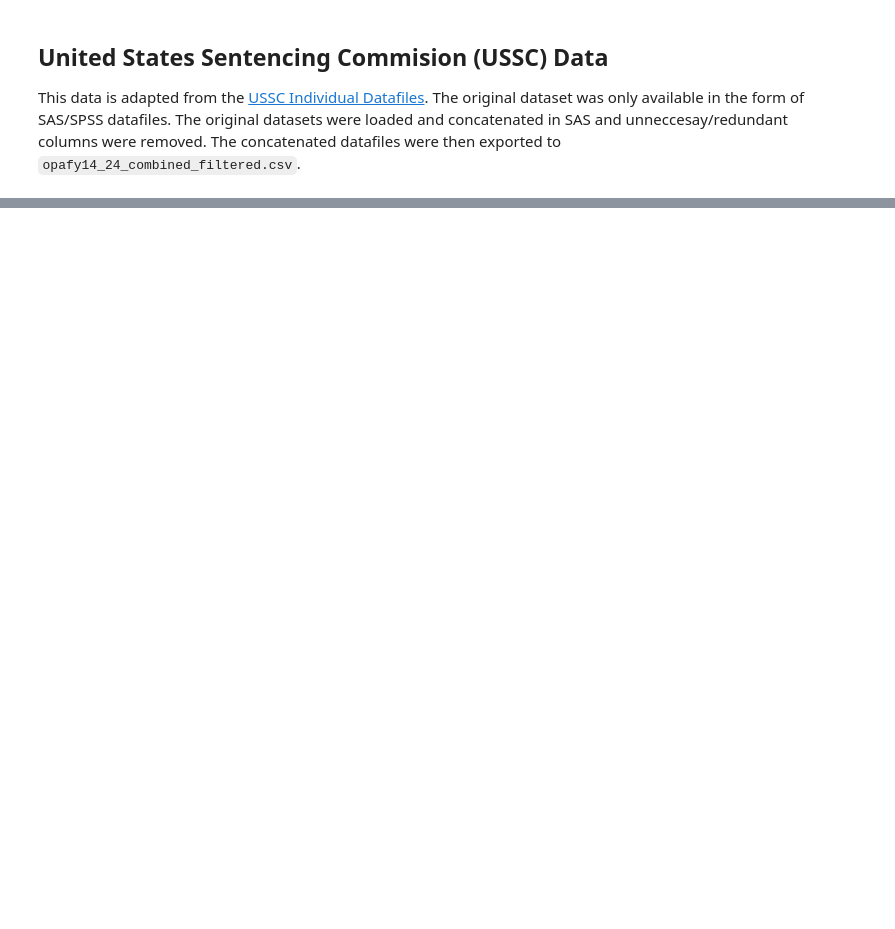
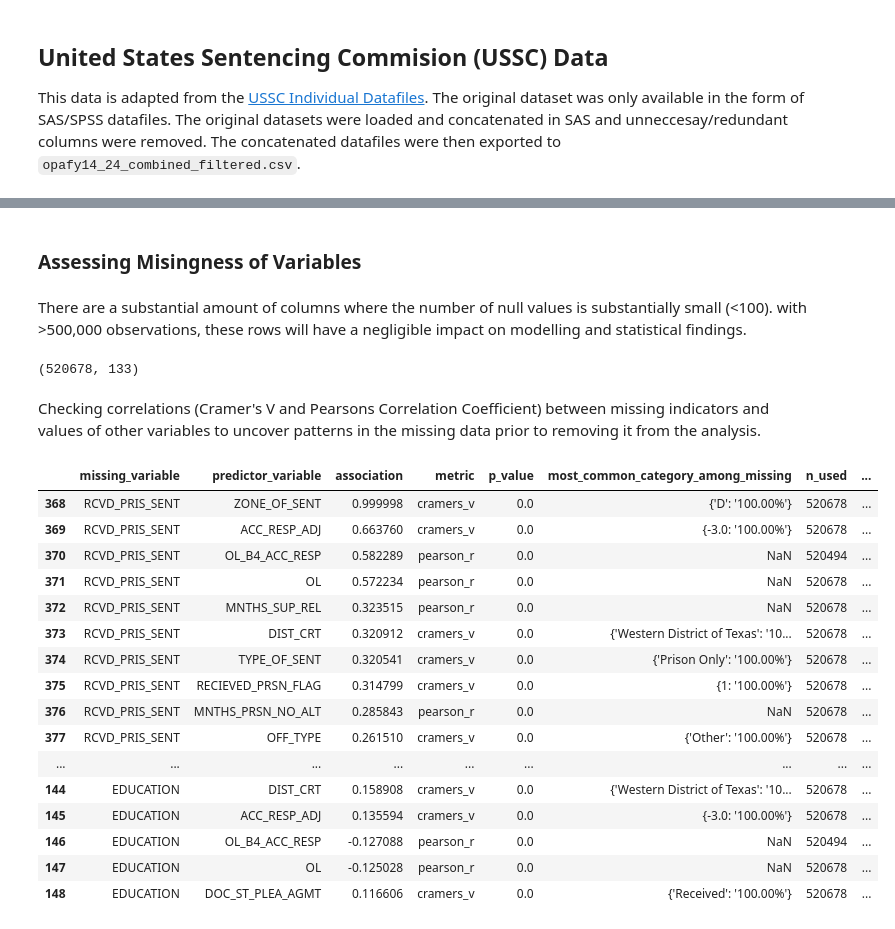
Before and after one commit to aj-bei/USSC-Fairness-Analysis-DTSC-430X-Capstone-, a Jupyter notebook: scripts/DTSC430XCapstoneSourceCd.ipynb, the cells around one changed output, grey strips where cells are left out. Saved outputs shown, nothing was run; the diff lists cells and outputs as text; code cells hidden in the pictures; blank space fills up the shorter version.

```diff
--- a/scripts/DTSC430XCapstoneSourceCd.ipynb
+++ b/scripts/DTSC430XCapstoneSourceCd.ipynb
@@ -777,0 +931,4 @@ sent_df[(sent_df["ALTMO"]==0) & (sent_df["ALTDUM"]==1)][["ALTMO", "ALTDUM"]]
+# %%
+## Run below to see the distribution of number of dependents
+# print(sent_df["NUM_DEPENDENTS"].value_counts())
+sent_df = sent_df[sent_df["NUM_DEPENDENTS"]!="Unspecified No. of Dependents"]
@@ -777,0 +939,10 @@ sent_df[(sent_df["ALTMO"]==0) & (sent_df["ALTDUM"]==1)][["ALTMO", "ALTDUM"]]
+# %%
+sent_df["LIFE_SENT"] = sent_df["MNTHS_PRSN_NO_ALT"].eq("Life")
+
+# fill MNTHS_PRSN_NO_ALT with 0 when it is null and the sentence does not include a prison term
+mask = sent_df["MNTHS_PRSN_NO_ALT"].isna() & sent_df["TYPE_OF_SENT"].isin(["Probation Only", "Probation & Alternatives"])
+sent_df.loc[mask, "MNTHS_PRSN_NO_ALT"] = 0
+
+# can't use life sentences for modelling sentence length (unless we decide on a cap for all sentences)
+sent_df["MNTHS_PRSN_NO_ALT"] = sent_df["MNTHS_PRSN_NO_ALT"].replace({"Life": np.nan})
+sent_df["MNTHS_PRSN_NO_ALT"] = pd.to_numeric(sent_df["MNTHS_PRSN_NO_ALT"], errors="coerce")
@@ -777,0 +986,28 @@ sent_df[(sent_df["ALTMO"]==0) & (sent_df["ALTDUM"]==1)][["ALTMO", "ALTDUM"]]
+# %%
+# print(sent_df["GL_MIN"].value_counts())
+
+sent_df["GL_MIN_LIFE"] = sent_df["GL_MIN"].eq("Life").astype(int)
+sent_df["GL_MAX_LIFE"] = sent_df["GL_MAX"].eq("Life").astype(int)
+
+sent_df = sent_df.replace({"GL_MIN": {"Life": np.nan}, "GL_MAX": {"Life": np.nan}})
+sent_df["GL_MIN"] = sent_df["GL_MIN"].astype(float)
+sent_df["GL_MAX"] = sent_df["GL_MAX"].astype(float)
+# %% [markdown]
+### Assessing Misingness of Variables
+# %% [markdown]
+There are a substantial amount of columns where the number of null values is substantially small (<100). with >500,000 observations, these rows will have a negligible impact on modelling and statistical findings.
+# %%
+# # run this code to see missing values by column
+# print(sent_df.isna().sum())
+
+cols_small_missing = [
+    c for c in sent_df.columns
+    if sent_df[c].isna().sum() < 100 and sent_df[c].isna().sum() > 0
+]
+
+sent_df = sent_df.dropna(subset=cols_small_missing)
+sent_df.shape
+# %% [output]
+(520678, 133)
+# %% [markdown]
+Checking correlations (Cramer's V and Pearsons Correlation Coefficient) between missing indicators and values of other variables to uncover patterns in the missing data prior to removing it from the analysis.
@@ -777,0 +1199,24 @@ sent_df[(sent_df["ALTMO"]==0) & (sent_df["ALTDUM"]==1)][["ALTMO", "ALTDUM"]]
+# %%
+(
+    results[(results["n_missing"] > 0) & (results["p_value"] < 0.001) & (results["abs_association"] > 0.1)]
+    .sort_values(by=["missing_variable", "abs_association"], ascending=False)
+    .head(5)  # change this number to see more
+)
+# %% [output]
+|  | missing_variable | predictor_variable | association | metric | p_value | most_common_category_among_missing | n_used | ... |
+| 368 | RCVD_PRIS_SENT | ZONE_OF_SENT | 0.999998 | cramers_v | 0.0 | {'D': '100.00%'} | 520678 | ... |
+| 369 | RCVD_PRIS_SENT | ACC_RESP_ADJ | 0.663760 | cramers_v | 0.0 | {-3.0: '100.00%'} | 520678 | ... |
+| 370 | RCVD_PRIS_SENT | OL_B4_ACC_RESP | 0.582289 | pearson_r | 0.0 | NaN | 520494 | ... |
+| 371 | RCVD_PRIS_SENT | OL | 0.572234 | pearson_r | 0.0 | NaN | 520678 | ... |
+| 372 | RCVD_PRIS_SENT | MNTHS_SUP_REL | 0.323515 | pearson_r | 0.0 | NaN | 520678 | ... |
+| 373 | RCVD_PRIS_SENT | DIST_CRT | 0.320912 | cramers_v | 0.0 | {'Western District of Texas': '10... | 520678 | ... |
+| 374 | RCVD_PRIS_SENT | TYPE_OF_SENT | 0.320541 | cramers_v | 0.0 | {'Prison Only': '100.00%'} | 520678 | ... |
+| 375 | RCVD_PRIS_SENT | RECIEVED_PRSN_FLAG | 0.314799 | cramers_v | 0.0 | {1: '100.00%'} | 520678 | ... |
+| 376 | RCVD_PRIS_SENT | MNTHS_PRSN_NO_ALT | 0.285843 | pearson_r | 0.0 | NaN | 520678 | ... |
+| 377 | RCVD_PRIS_SENT | OFF_TYPE | 0.261510 | cramers_v | 0.0 | {'Other': '100.00%'} | 520678 | ... |
+| ... | ... | ... | ... | ... | ... | ... | ... | ... |
+| 144 | EDUCATION | DIST_CRT | 0.158908 | cramers_v | 0.0 | {'Western District of Texas': '10... | 520678 | ... |
+| 145 | EDUCATION | ACC_RESP_ADJ | 0.135594 | cramers_v | 0.0 | {-3.0: '100.00%'} | 520678 | ... |
+| 146 | EDUCATION | OL_B4_ACC_RESP | -0.127088 | pearson_r | 0.0 | NaN | 520494 | ... |
+| 147 | EDUCATION | OL | -0.125028 | pearson_r | 0.0 | NaN | 520678 | ... |
+| 148 | EDUCATION | DOC_ST_PLEA_AGMT | 0.116606 | cramers_v | 0.0 | {'Received': '100.00%'} | 520678 | ... |
```
Also changed, not shown: parts of 36 cells of this notebook, 4 other files.
